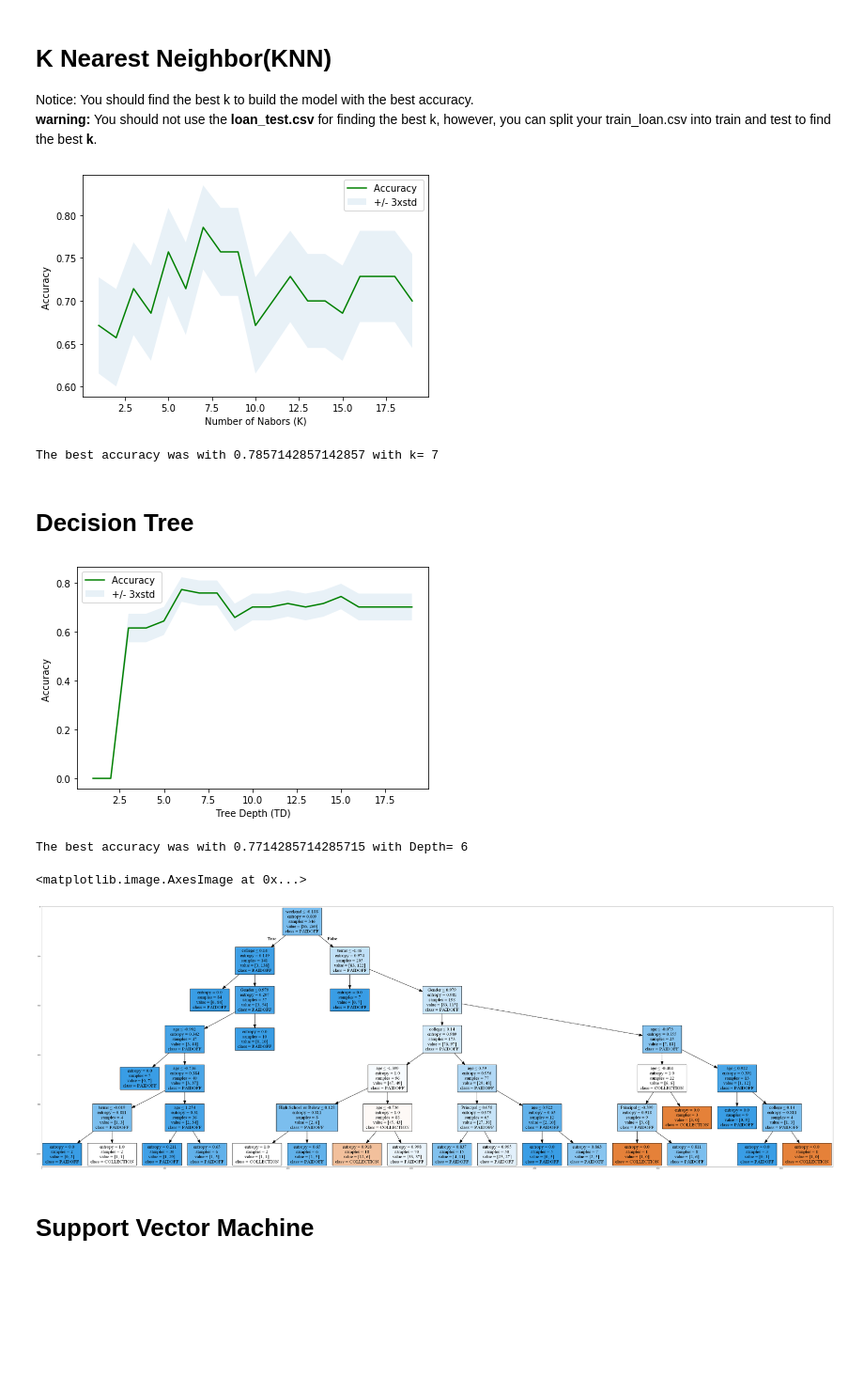
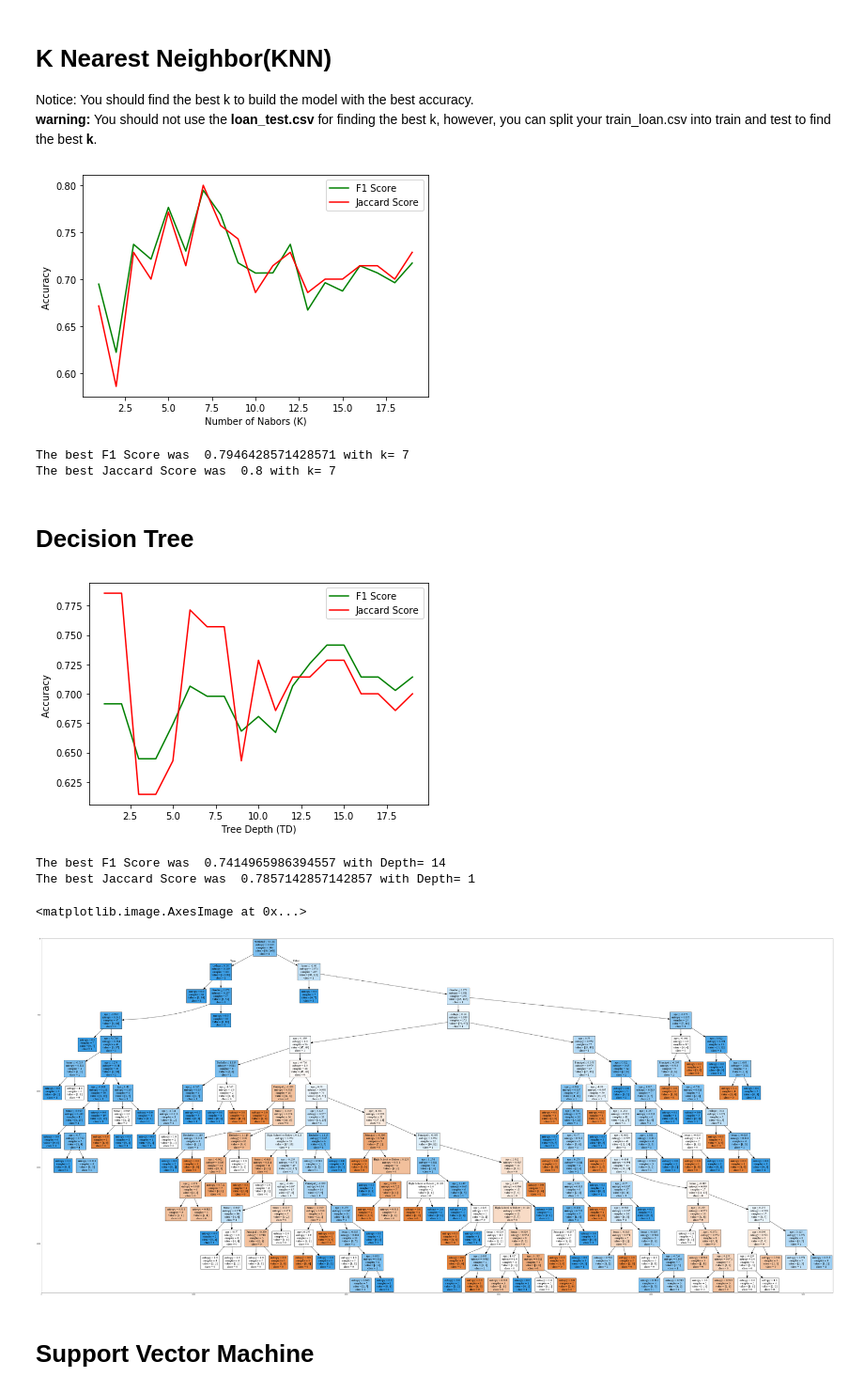
Before and after one commit to hamadazein84/ibm-data-science, a Jupyter notebook: Course-8/Week-6/expirement/ML0101EN-Proj-Loan-py-v1.ipynb, the cells around one changed output. Shown at 94% size. Cells and saved outputs as stored; diff of their text form; code cells hidden in the pictures; blank space fills up the shorter version.

```diff
--- a/Course-8/Week-6/expirement/ML0101EN-Proj-Loan-py-v1.ipynb
+++ b/Course-8/Week-6/expirement/ML0101EN-Proj-Loan-py-v1.ipynb
@@ -163,6 +158,7 @@ Name: loan_status, dtype: float64
 Lets convert male to 0 and female to 1:
 # %%
 df['Gender'].replace(to_replace=['male','female'], value=[0,1],inplace=True)
+df['loan_status'].replace(to_replace=['PAIDOFF','COLLECTION'], value=[1,0],inplace=True)
 df.head()
 # %% [output]
 |  | Unnamed: 0 | Unnamed: 0.1 | loan_status | Principal | terms | effective_date | due_date | age | ... |
@@ -203,6 +199,6 @@ df[['Principal','terms','age','Gender','education']].head()
 # %%
 Feature = df[['Principal','terms','age','Gender','weekend']]
 Feature = pd.concat([Feature,pd.get_dummies(df['education'])], axis=1)
-Feature.drop(['Master or Above'], axis = 1,inplace=True)
+#Feature.drop(['Master or Above'], axis = 1,inplace=True)
 Feature.head()
 # %% [output]
@@ -283,34 +278,42 @@ __ Notice:__
 Notice: You should find the best k to build the model with the best accuracy.
 **warning:** You should not use the __loan_test.csv__ for finding the best k, however, you can split your train_loan.csv into train and test to find the best __k__.
 # %%
-from sklearn import metrics
+#from sklearn import metrics
+from sklearn.metrics import jaccard_similarity_score
+from sklearn.metrics import f1_score
+
 from sklearn.neighbors import KNeighborsClassifier
+
 Ks = 20
-mean_acc = np.zeros((Ks-1))
-std_acc = np.zeros((Ks-1))
-ConfustionMx = [];
+#mean_acc = np.zeros((Ks-1))
+#std_acc = np.zeros((Ks-1))
+f1_knn = np.zeros((Ks-1))
+jaccard_knn = np.zeros((Ks-1))
+
 for n in range(1,Ks):
-
     #Train Model and Predict
     neigh = KNeighborsClassifier(n_neighbors = n).fit(X_train,y_train)
-    yhat=neigh.predict(X_test)
-    mean_acc[n-1] = metrics.accuracy_score(y_test, yhat)
-
-
-    std_acc[n-1]=np.std(yhat==y_test)/np.sqrt(yhat.shape[0])
+    yhat_knn =neigh.predict(X_test)
+    f1_knn[n-1] = f1_score(y_test, yhat_knn, average='weighted')
+    jaccard_knn[n-1] = jaccard_similarity_score(y_test, yhat_knn)
+    #mean_acc[n-1] = metrics.accuracy_score(y_test, yhat)
+    #std_acc[n-1]=np.std(yhat==y_test)/np.sqrt(yhat.shape[0])
 
 # mean_acc
-plt.plot(range(1,Ks),mean_acc,'g')
-plt.fill_between(range(1,Ks),mean_acc - 1 * std_acc,mean_acc + 1 * std_acc, alpha=0.10)
-plt.legend(('Accuracy ', '+/- 3xstd'))
+plt.plot(range(1,Ks),f1_knn,'g')
+plt.plot(range(1,Ks),jaccard_knn,'r')
+#plt.fill_between(range(1,Ks),mean_acc - 1 * std_acc,mean_acc + 1 * std_acc, alpha=0.10)
+plt.legend(('F1 Score ', 'Jaccard Score'))
 plt.ylabel('Accuracy ')
 plt.xlabel('Number of Nabors (K)')
 plt.tight_layout()
 plt.show()
 # %% [output]
-[figure, old version]
+[figure, new version]
 # %%
-print( "The best accuracy was with", mean_acc.max(), "with k=", mean_acc.argmax()+1)
+print( "The best F1 Score was ", f1_knn.max(), "with k=", f1_knn.argmax()+1)
+print( "The best Jaccard Score was ", jaccard_knn.max(), "with k=", jaccard_knn.argmax()+1)
 # %% [output]
-The best accuracy was with 0.7857142857142857 with k= 7
+The best F1 Score was  0.7946428571428571 with k= 7
+The best Jaccard Score was  0.8 with k= 7
 # %%
@@ -327,33 +330,34 @@ from sklearn.tree import DecisionTreeClassifier
 
 
 TDs = 20
-mean_acc = np.zeros((TDs-1))
-std_acc = np.zeros((TDs-1))
+f1_tree = np.zeros((TDs-1))
+jaccard_tree = np.zeros((TDs-1))
 
-for n in range(3, TDs) :
+for n in range(1,TDs) :
     #Train Model and Predict
     loanTree = DecisionTreeClassifier(criterion="entropy", max_depth = n).fit(X_train,y_train)
     predTree = loanTree.predict(X_test)
 
-    mean_acc[n-1] = metrics.accuracy_score(y_test, predTree)
+    f1_tree[n-1] = f1_score(y_test, predTree, average='weighted')
+    jaccard_tree[n-1] = jaccard_similarity_score(y_test, predTree)
 
-    std_acc[n-1]=np.std(predTree==y_test)/np.sqrt(predTree.shape[0])
-
-plt.plot(range(1,TDs),mean_acc,'g')
-plt.fill_between(range(1,TDs),mean_acc - 1 * std_acc,mean_acc + 1 * std_acc, alpha=0.10)
-plt.legend(('Accuracy ', '+/- 3xstd'))
+plt.plot(range(1,TDs),f1_tree,'g')
+plt.plot(range(1,Ks),jaccard_tree,'r')
+plt.legend(('F1 Score ', 'Jaccard Score'))
 plt.ylabel('Accuracy ')
 plt.xlabel('Tree Depth (TD)')
 plt.tight_layout()
 plt.show()
 # %% [output]
-[figure, old version]
+[figure, new version]
 # %%
-print( "The best accuracy was with", mean_acc.max(), "with Depth=", mean_acc.argmax()+1)
+print( "The best F1 Score was ", f1_tree.max(), "with Depth=", f1_tree.argmax()+1)
+print( "The best Jaccard Score was ", jaccard_tree.max(), "with Depth=", jaccard_tree.argmax()+1)
 # %% [output]
-The best accuracy was with 0.7714285714285715 with Depth= 6
+The best F1 Score was  0.7414965986394557 with Depth= 14
+The best Jaccard Score was  0.7857142857142857 with Depth= 1
 # %%
-TD = mean_acc.argmax()+1
+TD = f1_tree.argmax()+1
 #TD = 6
 loanTree = DecisionTreeClassifier(criterion="entropy", max_depth = TD).fit(X,y)
 # %%
@@ -368,16 +372,16 @@ from sklearn import tree
 # %%
 dot_data = StringIO()
 filename = "loan.png"
 featureNames = Feature.columns
 targetNames = df["loan_status"].unique().tolist()
-out=tree.export_graphviz(loanTree,feature_names=featureNames, out_file=dot_data, class_names= np.unique(y_train), filled=True,  special_characters=True,rotate=False)
+out=tree.export_graphviz(loanTree,feature_names=featureNames, out_file=dot_data, class_names=np.unique(y_train).astype(str) , filled=True,special_characters=True,rotate=False)
 graph = pydotplus.graph_from_dot_data(dot_data.getvalue())
 graph.write_png(filename)
 img = mpimg.imread(filename)
 plt.figure(figsize=(100, 200))
 plt.imshow(img,interpolation='nearest')
 # %% [output]
 <matplotlib.image.AxesImage at 0x...>
-[figure, old version]
+[figure, new version]
 # %% [markdown]
 # Support Vector Machine
```
Also changed, not shown: parts of 27 cells of this notebook, 3 other files.
